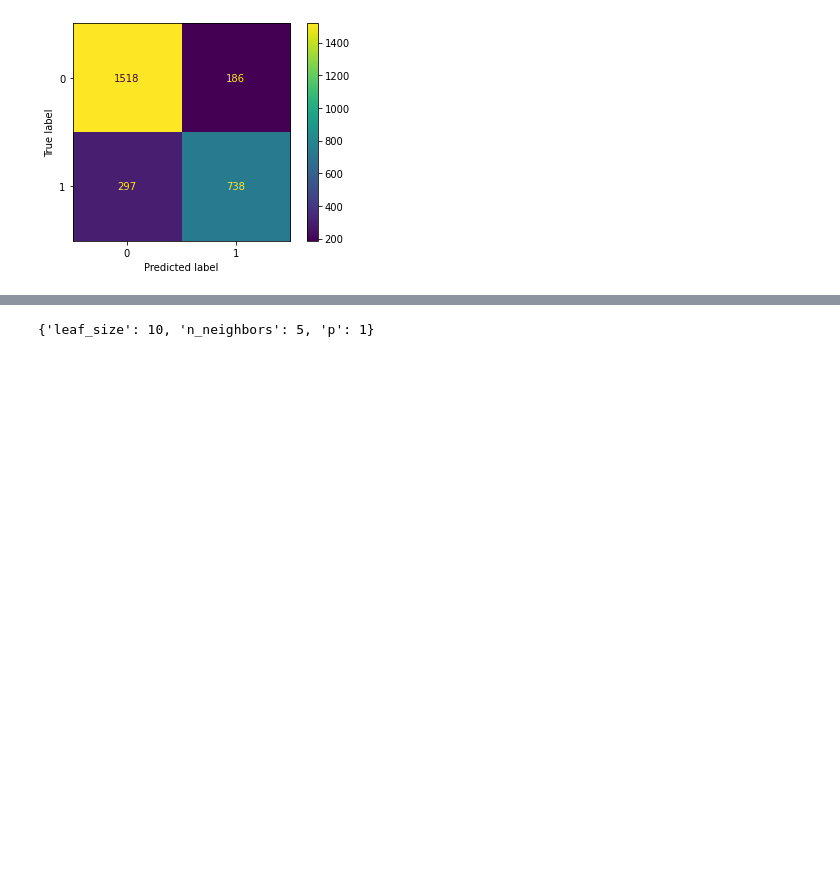
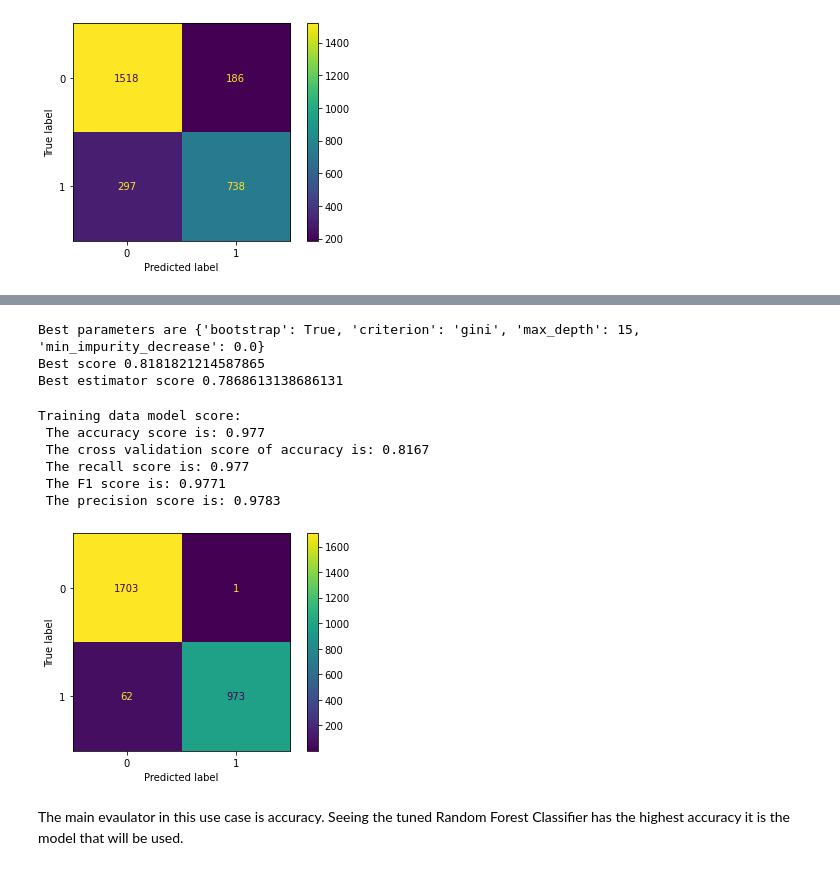
Before and after one commit to RogerPineda13/Healthcare_Persistency_of_a_drug, a Jupyter notebook: Modeling.ipynb, the cells around one changed output, grey strips where cells are left out. Drawn from its saved outputs; the diff is of its cells as text; code cells hidden in the pictures; blank space fills up the shorter version.

```diff
--- a/Modeling.ipynb
+++ b/Modeling.ipynb
@@ -105,17 +168,20 @@ Training data model score:
 # %%
+#Random Forest Classifier
+rf = RandomForestClassifier()
+#Creating Grid Search
 grid = {
-    'n_neighbors' : [1,2,3,4,5,6],
-    'p' : [1,2],
-    'leaf_size' : [10,20,30]
+    'criterion' : ['entropy', 'gini'],
+    'max_depth': [5,10,15,20, None],
+    'min_impurity_decrease' : [0.0, 0.1, 0.2, 0.3,0.4, 0.5],
+    'bootstrap' : [False, True]
 }
-knn_grid_search = GridSearchCV(knn, grid, cv=3)
-knn_grid_search.fit(X_train, y_train)
+gs = GridSearchCV(estimator=rf , param_grid=grid, cv=5)
+gs.fit(X_train, y_train)
 
-print(f'Best parameters are {knn.best_params_}')
-print(f'Best score {gs_dt.best_score_}')
-print(f'Best estimator score {gs_dt.best_estimator_.score(X_test_clean, y_test)}')
-
-
-knn_grid_search.best_params_
+print(f'Best parameters are {gs.best_params_}')
+print(f'Best score {gs.best_score_}')
+print(f'Best estimator score {gs.best_estimator_.score(X_test, y_test)}')
 # %% [output]
-{'leaf_size': 10, 'n_neighbors': 5, 'p': 1}
+Best parameters are {'bootstrap': True, 'criterion': 'gini', 'max_depth': 15, 'min_impurity_decrease': 0.0}
+Best score 0.8181821214587865
+Best estimator score 0.7868613138686131
@@ -123,0 +188,18 @@ knn_grid_search.best_params_
+# %%
+#Using hyperparameters
+rf = RandomForestClassifier(max_depth = 15, random_state=42)
+rf.fit(X_train, y_train)
+rf_pred = rf.predict(X_train)
+
+print("Training data model score:")
+rf_model_score = model_score(rf, X_train, rf_pred, y_train)
+# %% [output]
+Training data model score:
+ The accuracy score is: 0.977
+ The cross validation score of accuracy is: 0.8167
+ The recall score is: 0.977
+ The F1 score is: 0.9771
+ The precision score is: 0.9783
+[figure, added]
+# %% [markdown]
+The main evaulator in this use case is accuracy. Seeing the tuned Random Forest Classifier has the highest accuracy it is the model that will be used.
```
Also changed, not shown: parts of 10 cells of this notebook.
